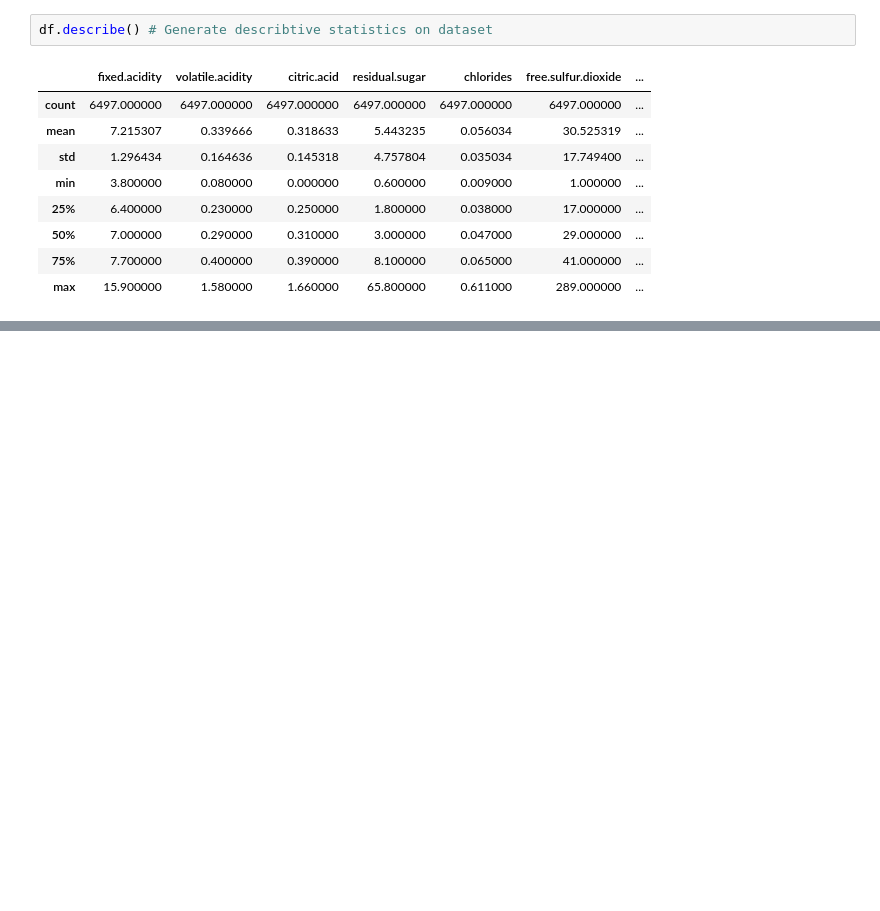
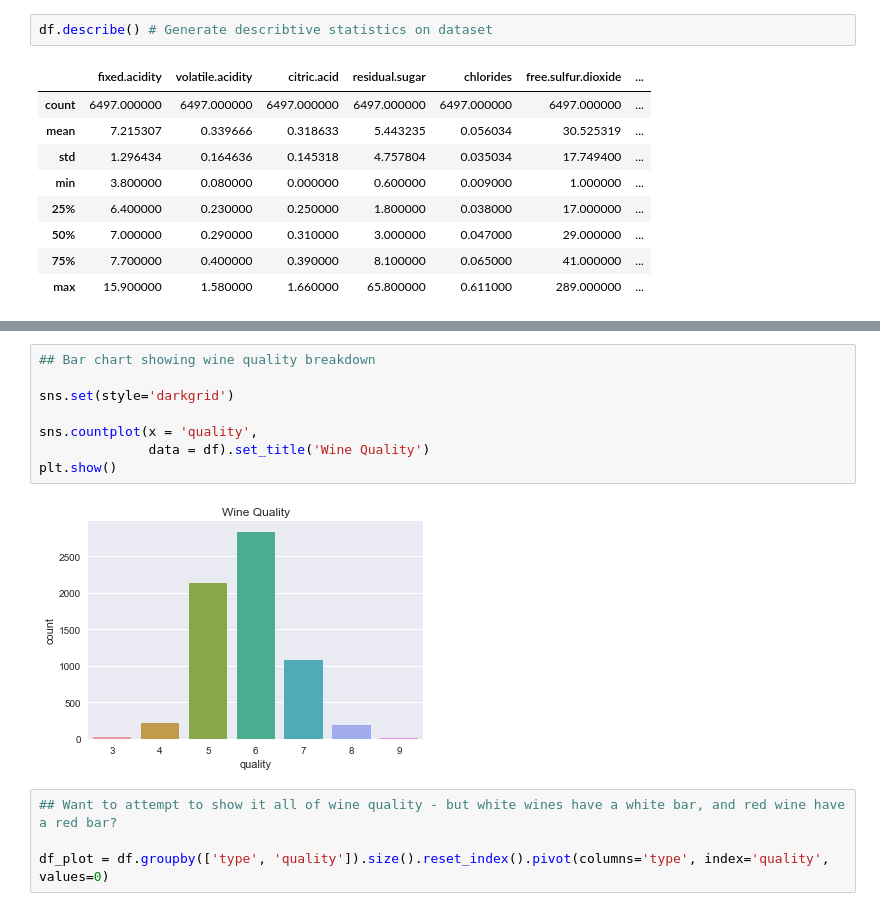
Before and after one commit to krs520/Data-Bootcamp-Project, a Jupyter notebook: Wine Quality Project.ipynb, the cells around one changed output, grey strips where cells are left out. Saved outputs shown, nothing was run; the diff lists cells and outputs as text; blank space fills up the shorter version.

```diff
--- a/Wine Quality Project.ipynb
+++ b/Wine Quality Project.ipynb
@@ -157,0 +216,14 @@ sns.pairplot(df) # WOAH, lots going on here - i'm just experimenting really
+# %%
+## Bar chart showing wine quality breakdown
+
+sns.set(style='darkgrid')
+
+sns.countplot(x = 'quality',
+              data = df).set_title('Wine Quality')
+plt.show()
+# %% [output]
+[figure, added]
+# %%
+## Want to attempt to show it all of wine quality - but white wines have a white bar, and red wine have a red bar?
+
+df_plot = df.groupby(['type', 'quality']).size().reset_index().pivot(columns='type', index='quality', values=0)
```
Also changed, not shown: parts of 21 cells of this notebook.
